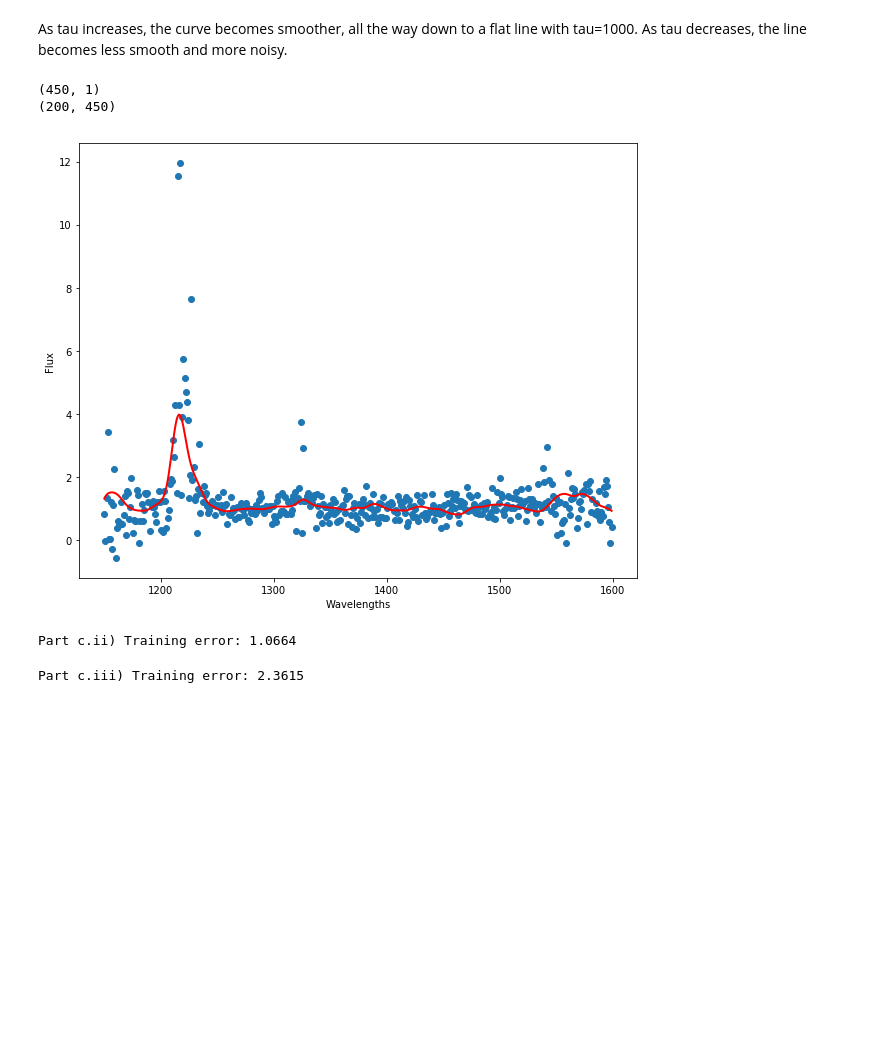
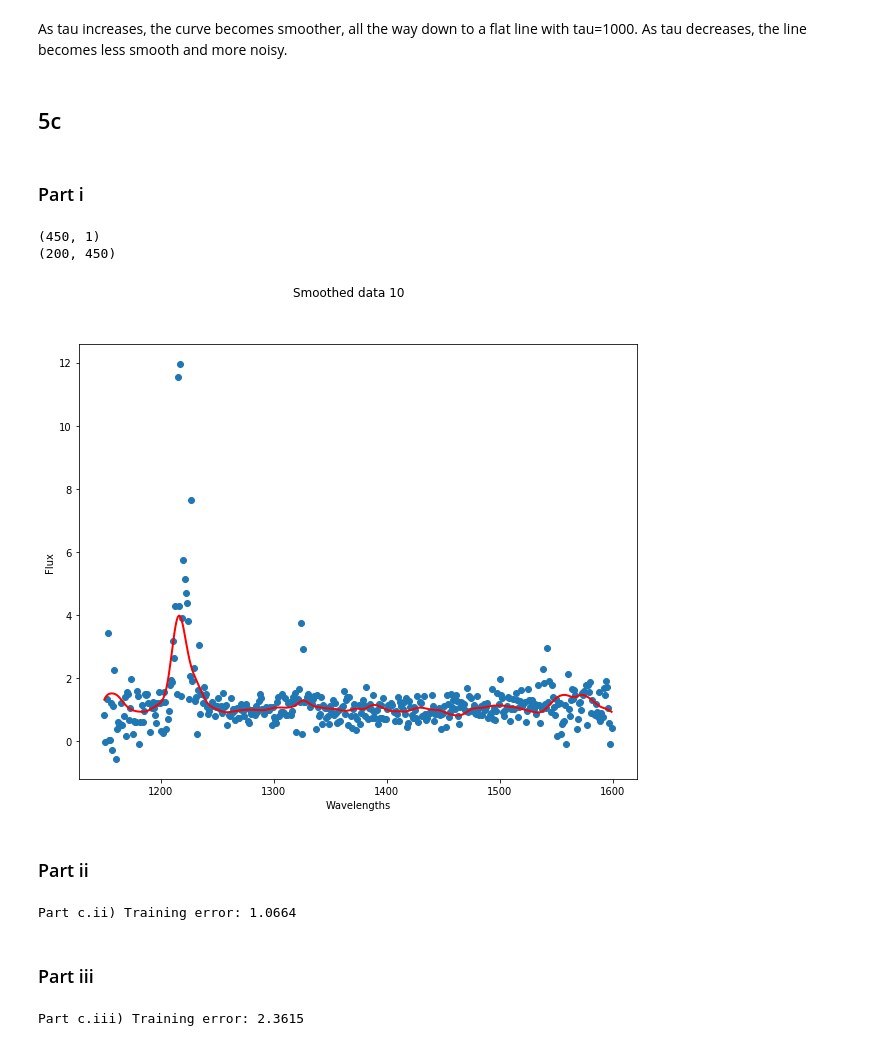
Before and after one commit to christydennison/cs229, a Jupyter notebook: pset1.5.ipynb, the cells around one changed output. Saved outputs shown, nothing was run; the diff lists cells and outputs as text; code cells hidden in the pictures; blank space fills up the shorter version.

```diff
--- a/pset1.5.ipynb
+++ b/pset1.5.ipynb
@@ -121,3 +85,7 @@ q.plot_b(X, Y, lwr_est_1000,
 # %% [markdown]
 As tau increases, the curve becomes smoother, all the way down to a flat line with tau=1000. As tau decreases, the line becomes less smooth and more noisy.
+# %% [markdown]
+## 5c
+# %% [markdown]
+### Part i
 # %%
@@ -130,7 +97,9 @@ smooth_train, smooth_test = [q.smooth_data(raw, X, 5) for raw in [raw_train, raw
 (450, 1)
 (200, 450)
 # %%
-q.plot_b(X, raw_train[10], smooth_test[10],'', 'all.png')
+q.plot_b(X, raw_train[10], smooth_test[10], 'Smoothed data 10')
 # %% [output]
-[figure, old version]
+[figure, new version]
+# %% [markdown]
+### Part ii
 # %%
@@ -139,4 +107,6 @@ fhats, mean_error = q.fhat_left(smooth_train, smooth_train)
 print('Part c.ii) Training error: %.4f' % mean_error)
 # %% [output]
 Part c.ii) Training error: 1.0664
+# %% [markdown]
+### Part iii
 # %%
```
Also changed, not shown: parts of 26 cells of this notebook, 2 other files.
